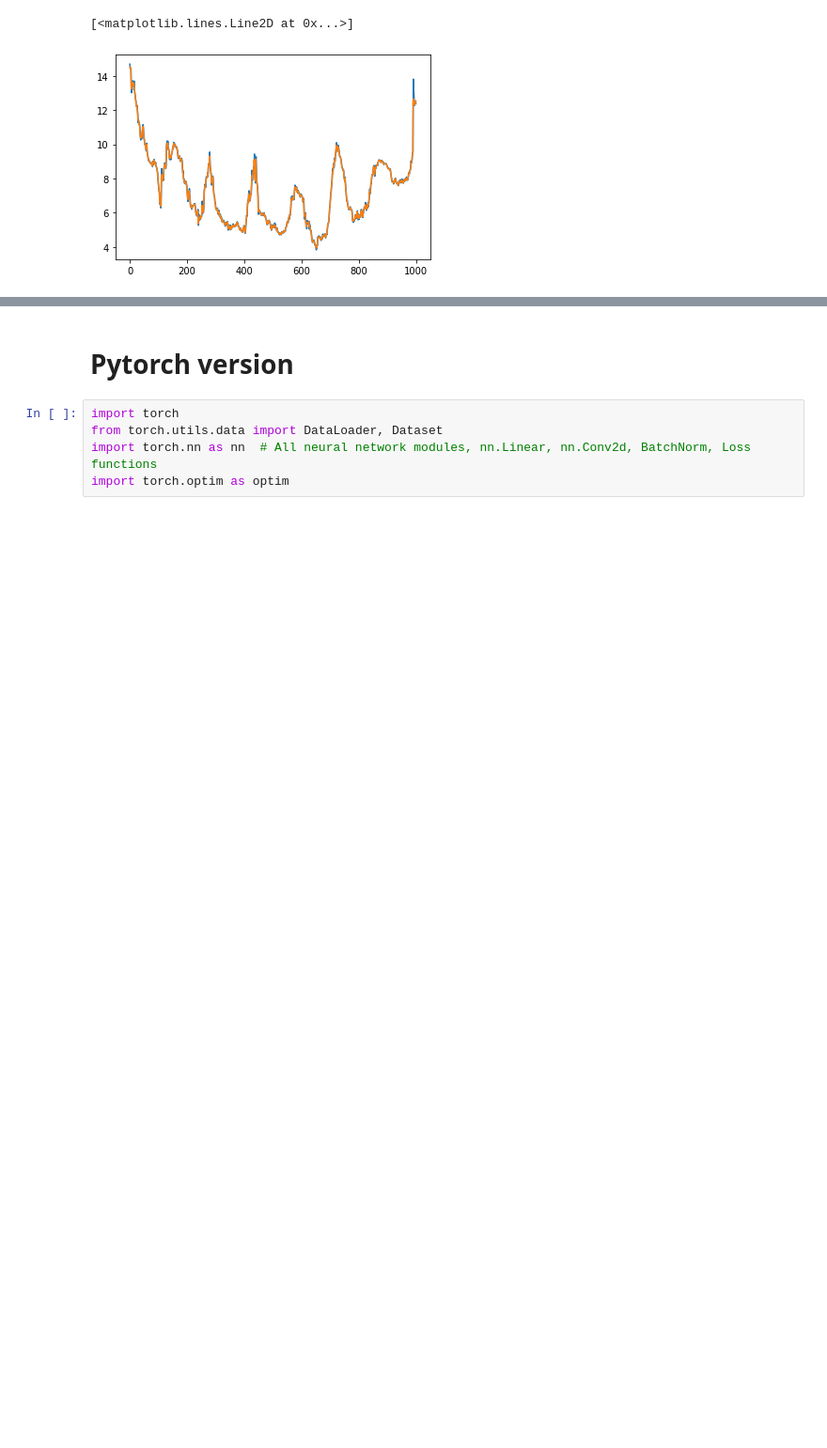
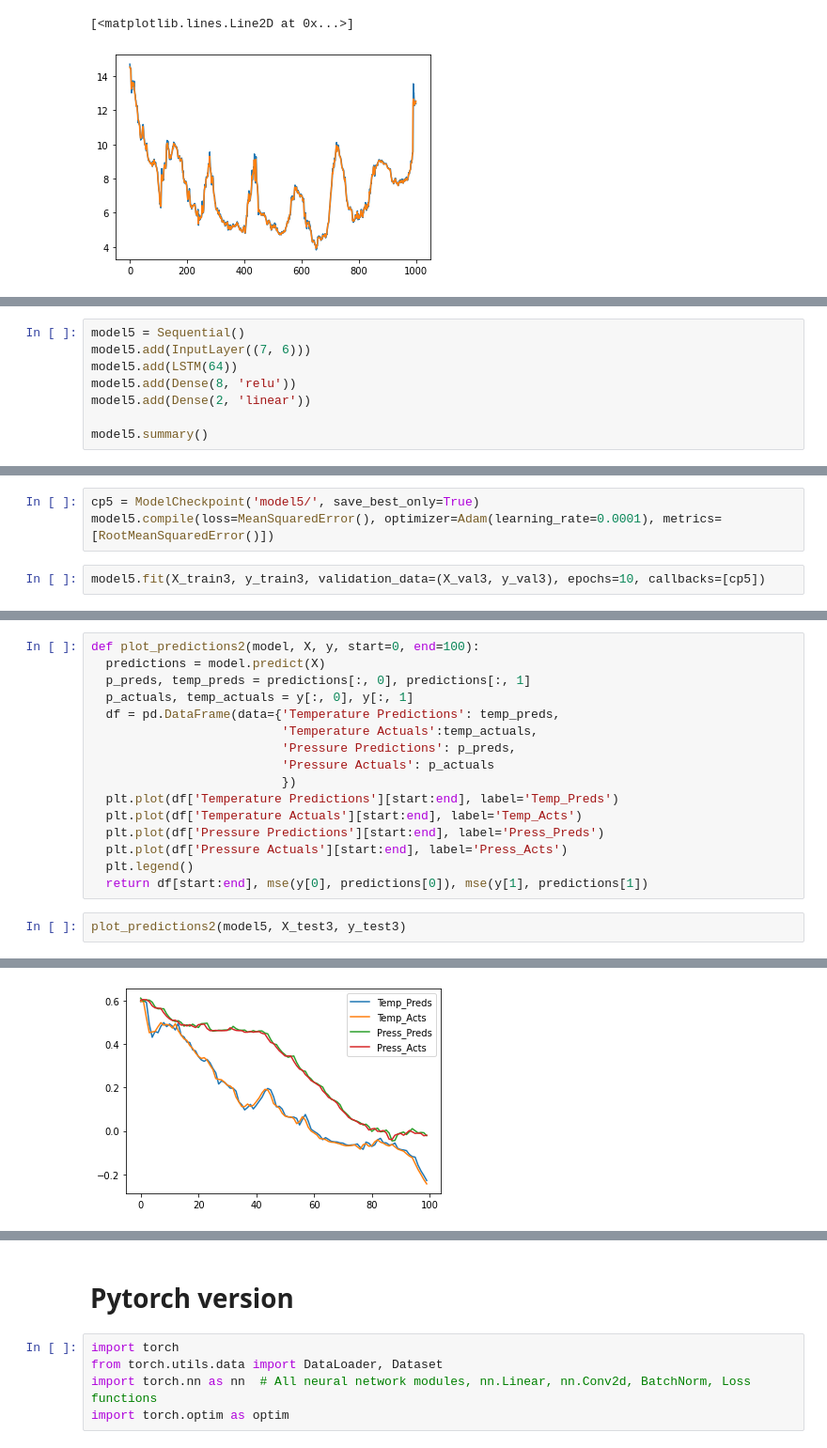
Before and after one commit to kpup1710/Time-Series, a Jupyter notebook: TSF_with_LSTM.ipynb, the cells around one changed output, grey strips where cells are left out. Shown at 94% size. Drawn from its saved outputs; the diff is of its cells as text; blank space fills up the shorter version.

```diff
--- a/TSF_with_LSTM.ipynb
+++ b/TSF_with_LSTM.ipynb
@@ -232,0 +599,8 @@ plt.plot(test_results['Actuals'][:1000])
+# %%
+model5 = Sequential()
+model5.add(InputLayer((7, 6)))
+model5.add(LSTM(64))
+model5.add(Dense(8, 'relu'))
+model5.add(Dense(2, 'linear'))
+
+model5.summary()
@@ -232,0 +623,5 @@ plt.plot(test_results['Actuals'][:1000])
+# %%
+cp5 = ModelCheckpoint('model5/', save_best_only=True)
+model5.compile(loss=MeanSquaredError(), optimizer=Adam(learning_rate=0.0001), metrics=[RootMeanSquaredError()])
+# %%
+model5.fit(X_train3, y_train3, validation_data=(X_val3, y_val3), epochs=10, callbacks=[cp5])
@@ -232,0 +647,19 @@ plt.plot(test_results['Actuals'][:1000])
+# %%
+def plot_predictions2(model, X, y, start=0, end=100):
+  predictions = model.predict(X)
+  p_preds, temp_preds = predictions[:, 0], predictions[:, 1]
+  p_actuals, temp_actuals = y[:, 0], y[:, 1]
+  df = pd.DataFrame(data={'Temperature Predictions': temp_preds,
+                          'Temperature Actuals':temp_actuals,
+                          'Pressure Predictions': p_preds,
+                          'Pressure Actuals': p_actuals
+                          })
+  plt.plot(df['Temperature Predictions'][start:end], label='Temp_Preds')
+  plt.plot(df['Temperature Actuals'][start:end], label='Temp_Acts')
+  plt.plot(df['Pressure Predictions'][start:end], label='Press_Preds')
+  plt.plot(df['Pressure Actuals'][start:end], label='Press_Acts')
+  plt.legend()
+  return df[start:end], mse(y[0], predictions[0]), mse(y[1], predictions[1])
+# %%
+plot_predictions2(model5, X_test3, y_test3)
+# %% [output]
@@ -232,0 +684 @@ plt.plot(test_results['Actuals'][:1000])
+[figure, added]
```
Also changed, not shown: parts of 63 cells of this notebook.
